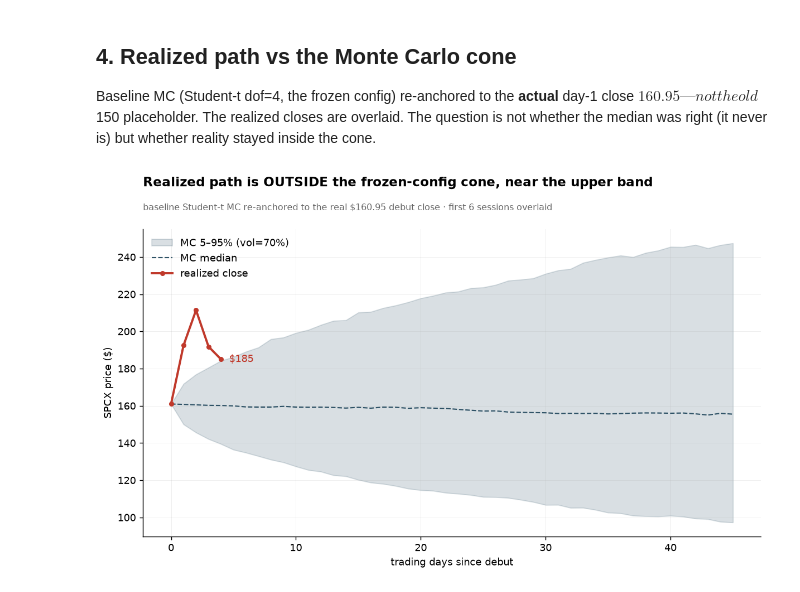
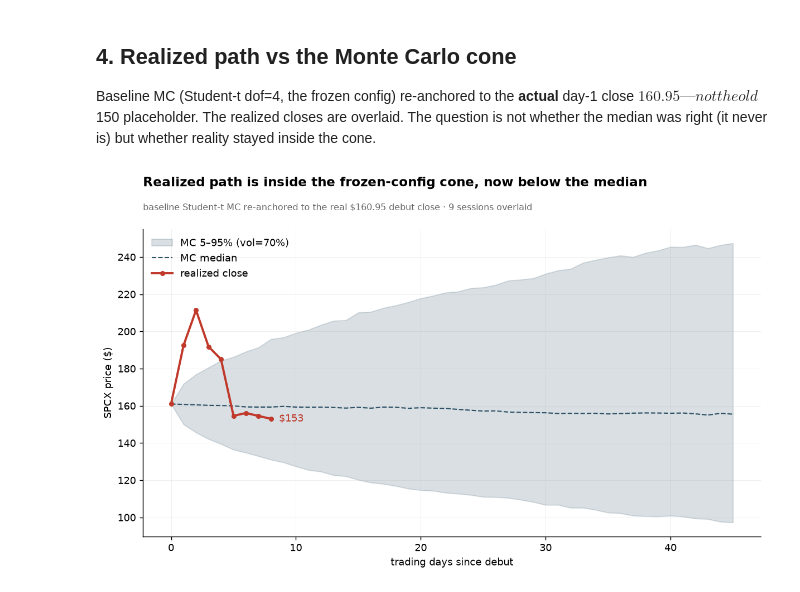
Before and after one commit to Mark2Mac/spcx-ipo-strategy-2026, a Jupyter notebook: notebooks/06_post_ipo_review.ipynb, the cells around one changed output. Drawn from its saved outputs; the diff is of its cells as text; code cells hidden in the pictures.

```diff
--- a/notebooks/06_post_ipo_review.ipynb
+++ b/notebooks/06_post_ipo_review.ipynb
@@ -109,33 +109,35 @@ Baseline MC (Student-t dof=4, the frozen config) re-anchored to the **actual** d
 # %%
 from src.connectors.market_data import get_ohlcv
 cfg = McConfig()
 rng = np.random.default_rng(cfg.seed)
 n, days, dt = 3000, 45, 1 / 252
 scale = np.sqrt(cfg.t_dof / (cfg.t_dof - 2))
 z = rng.standard_t(cfg.t_dof, size=(n, days)) / scale
 logret = (cfg.spcx_drift - 0.5 * cfg.spcx_vol**2) * dt + cfg.spcx_vol * np.sqrt(dt) * z
 paths = close_d1 * np.exp(np.cumsum(logret, axis=1))
 paths = np.column_stack([np.full(n, close_d1), paths])
 p5, p50, p95 = np.percentile(paths, [5, 50, 95], axis=0)
 x = np.arange(days + 1)
 
 realized = get_ohlcv("SPCX", period="1mo", force=True)["Close"]
 realized = realized[realized.index >= "2026-06-12"]
 rx = np.arange(len(realized))
 
 fig, ax = plt.subplots(figsize=(11, 5.5))
 ax.fill_between(x, p5, p95, color=PALETTE[0], alpha=0.18, label="MC 5–95% (vol=70%)")
 ax.plot(x, p50, color=PALETTE[0], lw=1.2, ls="--", label="MC median")
 ax.plot(rx, realized.values, color=BAD, lw=2.2, marker="o", ms=4, label="realized close")
 ax.annotate(f"${realized.values[-1]:.0f}", (rx[-1], realized.values[-1]),
             xytext=(8, 0), textcoords="offset points", va="center", color=BAD, fontsize=10)
-inside = (realized.values[-1] >= p5[len(realized) - 1]) and (realized.values[-1] <= p95[len(realized) - 1])
-headline(ax, f"Realized path is {'inside' if inside else 'OUTSIDE'} the frozen-config cone, near the upper band",
-         "baseline Student-t MC re-anchored to the real $160.95 debut close · first 6 sessions overlaid")
+last = len(realized) - 1
+inside = (realized.values[-1] >= p5[last]) and (realized.values[-1] <= p95[last])
+side = "above" if realized.values[-1] >= p50[last] else "below"
+headline(ax, f"Realized path is {'inside' if inside else 'OUTSIDE'} the frozen-config cone, now {side} the median",
+         f"baseline Student-t MC re-anchored to the real $160.95 debut close · {len(realized)} sessions overlaid")
 ax.set_xlabel("trading days since debut"); ax.set_ylabel("SPCX price ($)")
 ax.legend(loc="upper left")
 fig.savefig("../assets/chart_post_ipo.png", bbox_inches="tight")
 plt.show()
 # %% [output]
-[figure, old version]
+[figure, new version]
 # %% [markdown]
```
Also changed, not shown: parts of 3 cells of this notebook, 5 other files.
